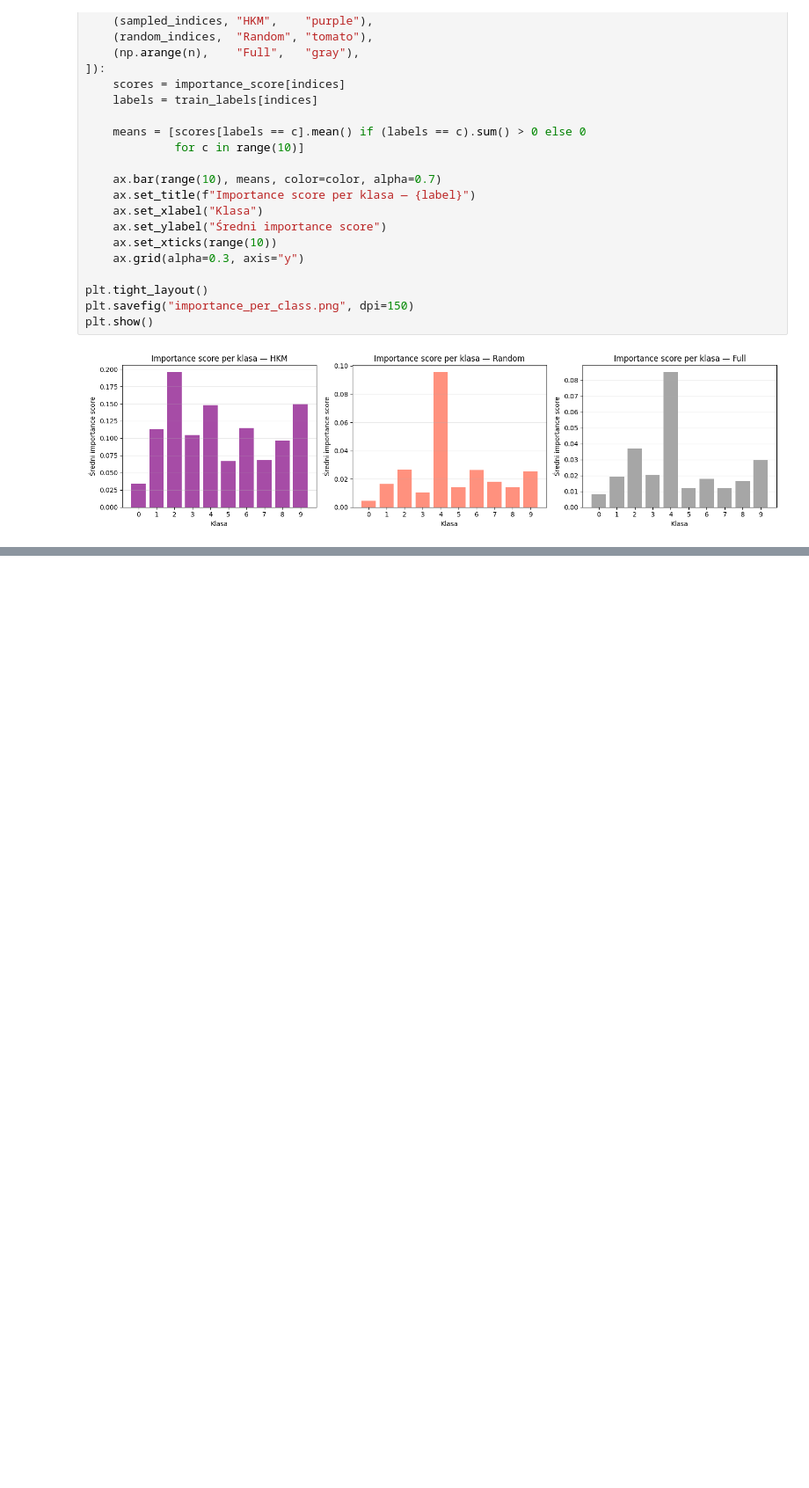
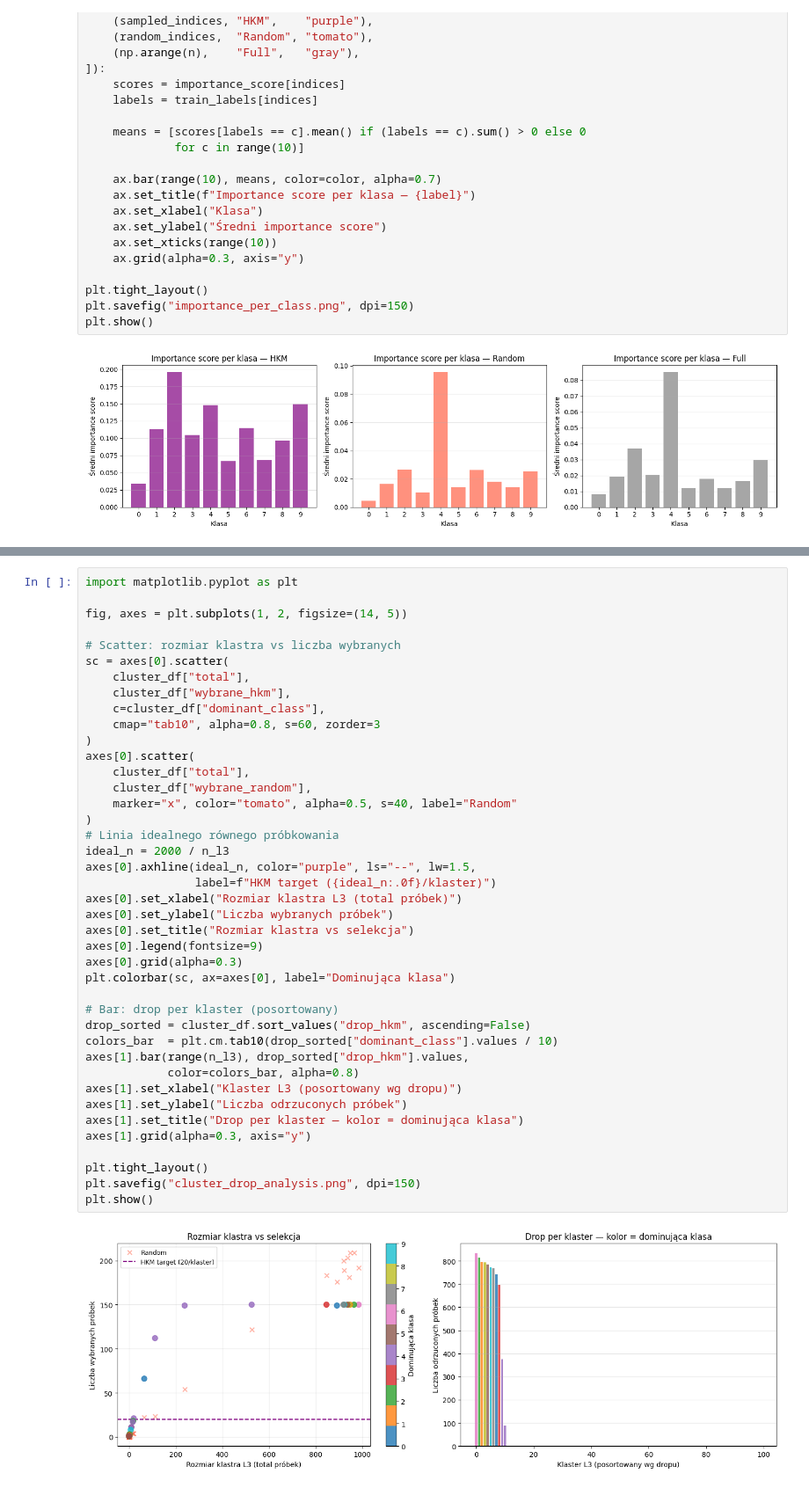
Before and after one commit to DaminikaDz/Data_Ranking_Training_Dynamics, a Jupyter notebook: src/colab.ipynb, the cells around one changed output, grey strips where cells are left out. Shown at 88% size. Cells and saved outputs as stored; diff of their text form; blank space fills up the shorter version.

```diff
--- a/src/colab.ipynb
+++ b/src/colab.ipynb
@@ -769,0 +862,43 @@ plt.show()
+# %%
+import matplotlib.pyplot as plt
+
+fig, axes = plt.subplots(1, 2, figsize=(14, 5))
+
+# Scatter: rozmiar klastra vs liczba wybranych
+sc = axes[0].scatter(
+    cluster_df["total"],
+    cluster_df["wybrane_hkm"],
+    c=cluster_df["dominant_class"],
+    cmap="tab10", alpha=0.8, s=60, zorder=3
+)
+axes[0].scatter(
+    cluster_df["total"],
+    cluster_df["wybrane_random"],
+    marker="x", color="tomato", alpha=0.5, s=40, label="Random"
+)
+# Linia idealnego równego próbkowania
+ideal_n = 2000 / n_l3
+axes[0].axhline(ideal_n, color="purple", ls="--", lw=1.5,
+                label=f"HKM target ({ideal_n:.0f}/klaster)")
+axes[0].set_xlabel("Rozmiar klastra L3 (total próbek)")
+axes[0].set_ylabel("Liczba wybranych próbek")
+axes[0].set_title("Rozmiar klastra vs selekcja")
+axes[0].legend(fontsize=9)
+axes[0].grid(alpha=0.3)
+plt.colorbar(sc, ax=axes[0], label="Dominująca klasa")
+
+# Bar: drop per klaster (posortowany)
+drop_sorted = cluster_df.sort_values("drop_hkm", ascending=False)
+colors_bar  = plt.cm.tab10(drop_sorted["dominant_class"].values / 10)
+axes[1].bar(range(n_l3), drop_sorted["drop_hkm"].values,
+            color=colors_bar, alpha=0.8)
+axes[1].set_xlabel("Klaster L3 (posortowany wg dropu)")
+axes[1].set_ylabel("Liczba odrzuconych próbek")
+axes[1].set_title("Drop per klaster — kolor = dominująca klasa")
+axes[1].grid(alpha=0.3, axis="y")
+
+plt.tight_layout()
+plt.savefig("cluster_drop_analysis.png", dpi=150)
+plt.show()
+# %% [output]
+[figure, added]
```
Also changed, not shown: parts of 4 cells of this notebook.
